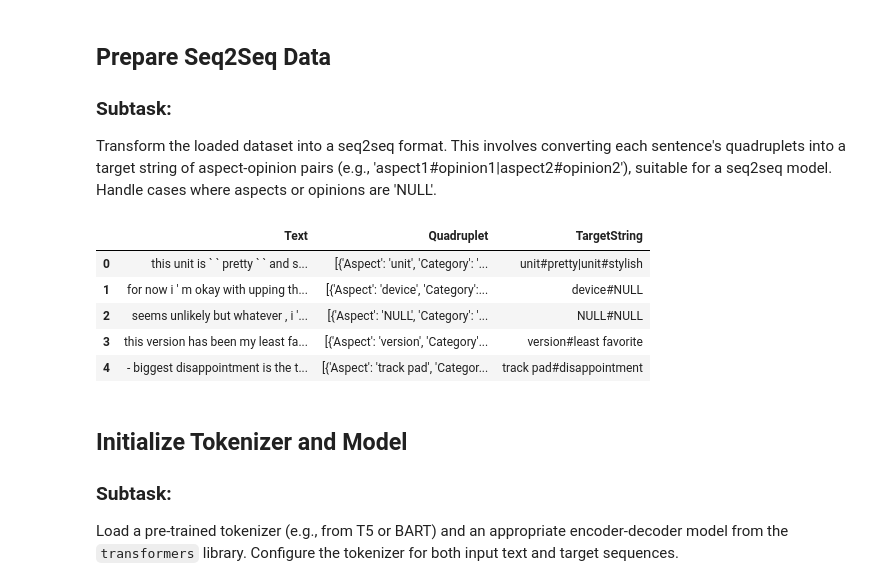
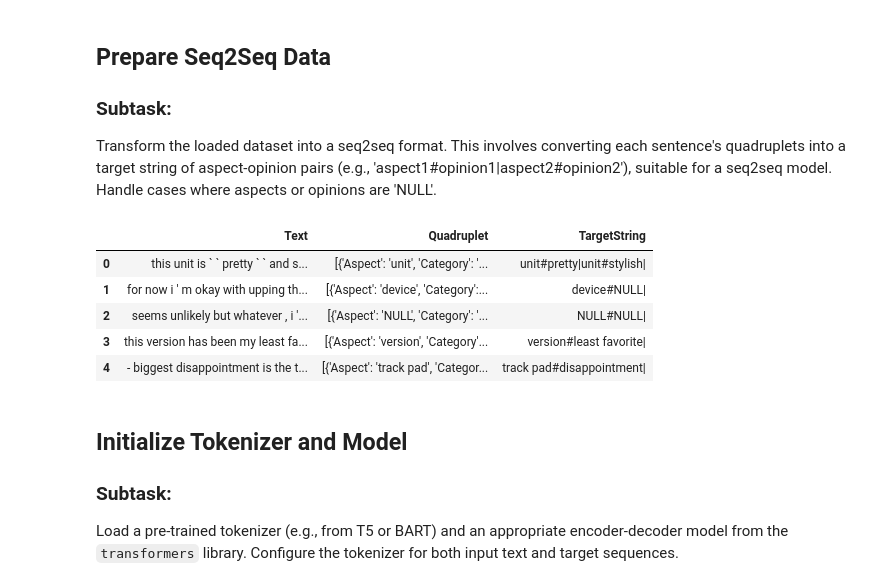
Before and after one commit to MariaIstrate06/DL4NLP, a Jupyter notebook: proiect/subtask_2.ipynb, the cells around one changed output. Drawn from its saved outputs; the diff is of its cells as text; code cells hidden in the pictures.

Commit message:
task 2 finish

```diff
--- a/proiect/subtask_2.ipynb
+++ b/proiect/subtask_2.ipynb
@@ -44,0 +23,21 @@ data
+# %%
+import pandas as pd, os
+pd.set_option('display.max_colwidth', None)
+
+data_test1 = pd.read_json(open('/kaggle/input/test-dimabsa-2026/eng_laptop_dev_task1.jsonl', encoding='utf8'), lines=True)
+data_test2 = pd.read_json(open('/kaggle/input/test-dimabsa-2026/eng_laptop_dev_task2.jsonl', encoding='utf8'), lines=True)
+data_test3 = pd.read_json(open('/kaggle/input/test-dimabsa-2026/data/eng_laptop_dev_task3.jsonl', encoding='utf8'), lines=True)
+data_test11 = pd.read_json(open('/kaggle/input/test-dimabsa-2026/eng_restaurant_dev_task1.jsonl', encoding='utf8'), lines=True)
+data_test21 = pd.read_json(open('/kaggle/input/test-dimabsa-2026/eng_restaurant_dev_task2.jsonl', encoding='utf8'), lines=True)
+data_test31 = pd.read_json(open('/kaggle/input/test-dimabsa-2026/data/eng_restaurant_dev_task3.jsonl', encoding='utf8'), lines=True)
+data_test = pd.concat([data_test1, data_test2, data_test3, data_test11, data_test21, data_test31])
+
+FILE_NAME = "eng_laptop_train_alltasks.jsonl"
+
+file_name = os.path.join('/kaggle/input/test-dimabsa-2026/data/', FILE_NAME)
+data = pd.read_json(open(file_name, encoding='utf8'), lines=True)
+
+
+file_name = os.path.join('/kaggle/input/test-dimabsa-2026/data/', "eng_restaurant_train_alltasks.jsonl")
+data_extra = pd.read_json(open(file_name, encoding='utf8'), lines=True)
+data
@@ -50,30 +63,27 @@ Transform the loaded dataset into a seq2seq format. This involves converting eac
 # %%
 def process_quadruplets_to_target_string(quadruplets):
     target_parts = []
     for q in quadruplets:
         aspect = q.get('Aspect', 'NULL')
         opinion = q.get('Opinion', 'NULL')
 
-        # Handle 'NULL' values by replacing them with an empty string
-        #processed_aspect = aspect if aspect != 'NULL' else ''
-        #processed_opinion = opinion if opinion != 'NULL' else ''
+        target_parts.append(f"{aspect}#{opinion}|")
 
-        target_parts.append(f"{aspect}#{opinion}")
-
-    return '|'.join(target_parts)
+    return ''.join(target_parts)
 
 # Apply the function to create the 'TargetString' column
 data['TargetString'] = data['Quadruplet'].apply(process_quadruplets_to_target_string)
+data_extra['TargetString'] = data_extra['Quadruplet'].apply(process_quadruplets_to_target_string)
 
 # Display the first few rows with the new 'TargetString' column
 display(data[['Text', 'Quadruplet', 'TargetString']].head())
 # %% [output]
 |  | Text | Quadruplet | TargetString |
-| 0 | this unit is ` ` pretty ` ` and s... | [{'Aspect': 'unit', 'Category': '... | unit#pretty|unit#stylish |
-| 1 | for now i ' m okay with upping th... | [{'Aspect': 'device', 'Category':... | device#NULL |
-| 2 | seems unlikely but whatever , i '... | [{'Aspect': 'NULL', 'Category': '... | NULL#NULL |
-| 3 | this version has been my least fa... | [{'Aspect': 'version', 'Category'... | version#least favorite |
-| 4 | - biggest disappointment is the t... | [{'Aspect': 'track pad', 'Categor... | track pad#disappointment |
+| 0 | this unit is ` ` pretty ` ` and s... | [{'Aspect': 'unit', 'Category': '... | unit#pretty|unit#stylish| |
+| 1 | for now i ' m okay with upping th... | [{'Aspect': 'device', 'Category':... | device#NULL| |
+| 2 | seems unlikely but whatever , i '... | [{'Aspect': 'NULL', 'Category': '... | NULL#NULL| |
+| 3 | this version has been my least fa... | [{'Aspect': 'version', 'Category'... | version#least favorite| |
+| 4 | - biggest disappointment is the t... | [{'Aspect': 'track pad', 'Categor... | track pad#disappointment| |
 # %% [markdown]
 ## Initialize Tokenizer and Model
 
```
Also changed, not shown: parts of 26 cells of this notebook, 1 other file.
